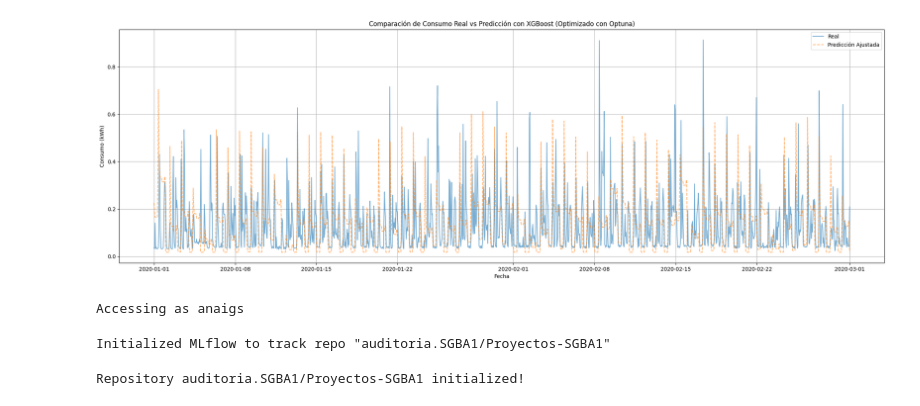
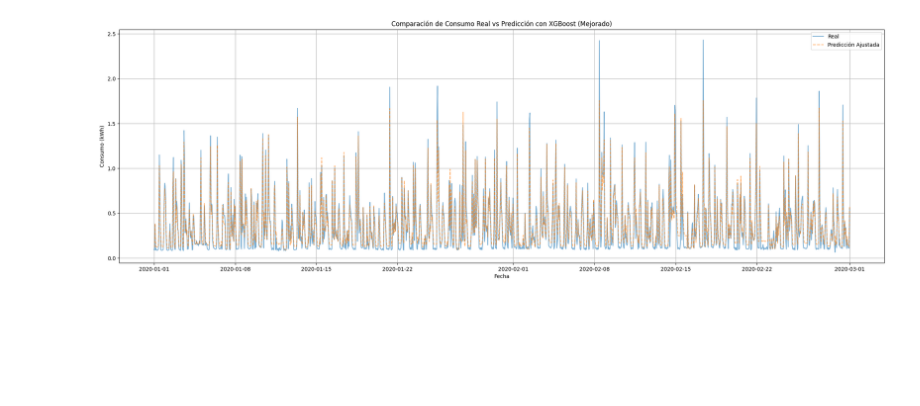
Before and after one commit to jortrux/Proyectos-SGBA1, a Jupyter notebook: src/modelos/predictivo_hogar/notebooks/modelo_individual_xgboost.ipynb, the cells around one changed output. Cells and saved outputs as stored; diff of their text form; code cells hidden in the pictures; blank space fills up the shorter version.

Commit message:
mejorar la precision del modelo xgboost y actualizar el get prediction de xgboost sacando los datos climatológicos

```diff
--- a/src/modelos/predictivo_hogar/notebooks/modelo_individual_xgboost.ipynb
+++ b/src/modelos/predictivo_hogar/notebooks/modelo_individual_xgboost.ipynb
@@ -121,43 +146,33 @@ errores_previos = []
 # %%
+
+# Validación secuencial
+rmse_values, mae_values = [], []
+errores_previos, predicciones_totales = [], pd.DataFrame()
 for dia in pd.date_range(start='2020-01-01', end=df['timestamp'].max(), freq='D'):
     test_dia = df[df['timestamp'].dt.date == dia.date()]
     if test_dia.empty:
         continue
 
     X_test_dia = test_dia[features]
+    y_real_dia = test_dia[target]
     y_pred_dia = best_model.predict(X_test_dia)
+    y_pred_dia = np.clip(y_pred_dia, umbral_min, None)
 
-    # Aplicar restricción para evitar valores negativos y consumo 0
-    y_pred_dia = np.clip(y_pred_dia, umbral_min, max(y_pred_dia))
+    # Ajuste con error histórico
+    ajuste_error = np.mean(errores_previos[-10:]) if len(errores_previos) > 10 else 0
+    y_pred_ajustado = np.clip(y_pred_dia + ajuste_error, umbral_min, None)
 
-    # Desnormalizar las predicciones
-    y_pred_dia = scaler.inverse_transform(y_pred_dia.reshape(-1, 1))
-
-    # Ajuste con error previo
-    if len(errores_previos) > 10:
-        ajuste_error = np.mean(errores_previos[-10:])
-    else:
-        ajuste_error = 0
-
-    y_pred_ajustado = np.clip(y_pred_dia + ajuste_error, umbral_min, max(y_pred_dia))  # Ajuste final seguro
-
-    # Calcular errores
-    rmse = np.sqrt(mean_squared_error(test_dia['consumo_kwh'], y_pred_ajustado))
-    mae = mean_absolute_error(test_dia['consumo_kwh'], y_pred_ajustado)
-
+    rmse = np.sqrt(mean_squared_error(y_real_dia, y_pred_ajustado))
+    mae = mean_absolute_error(y_real_dia, y_pred_ajustado)
     rmse_values.append(rmse)
     mae_values.append(mae)
+    errores_previos.extend((y_real_dia - y_pred_dia).values)
 
-    # Guardar errores previos
-    errores_previos.extend(test_dia['consumo_kwh'].values - y_pred_dia.flatten())
-
-    # Guardar predicciones
     df_pred = pd.DataFrame({
         'timestamp': test_dia['timestamp'].values,
-        'real': test_dia['consumo_kwh'].values,
-        'predicho': y_pred_dia.flatten(),
-        'predicho_ajustado': y_pred_ajustado.flatten()
+        'real': y_real_dia.values,
+        'predicho': y_pred_dia,
+        'predicho_ajustado': y_pred_ajustado
     })
-
     predicciones_totales = pd.concat([predicciones_totales, df_pred])
 # %%
@@ -173,23 +187,14 @@ MAE Final: 0.09
 # %%
-
-# Graficar los valores reales vs predichos
+# Gráfico
 plt.figure(figsize=(26, 8))
 plt.plot(predicciones_totales['timestamp'], predicciones_totales['real'], label="Real", alpha=0.6)
 plt.plot(predicciones_totales['timestamp'], predicciones_totales['predicho_ajustado'], label="Predicción Ajustada", linestyle="dashed", alpha=0.6)
 plt.xlabel("Fecha")
 plt.ylabel("Consumo (kWh)")
-plt.title("Comparación de Consumo Real vs Predicción con XGBoost (Optimizado con Optuna)")
+plt.title("Comparación de Consumo Real vs Predicción con XGBoost (Mejorado)")
 plt.legend()
 plt.grid(True)
 plt.show()
 # %% [output]
-[figure, old version]
+[figure, new version]
-# %%
-import dagshub
-import mlflow
-dagshub.init(repo_owner='auditoria.SGBA1', repo_name='Proyectos-SGBA1', mlflow=True)
-# %% [output]
-Accessing as anaigs
-Initialized MLflow to track repo "auditoria.SGBA1/Proyectos-SGBA1"
-Repository auditoria.SGBA1/Proyectos-SGBA1 initialized!
 # %%
```
Also changed, not shown: parts of 13 cells of this notebook, 2 other files.
